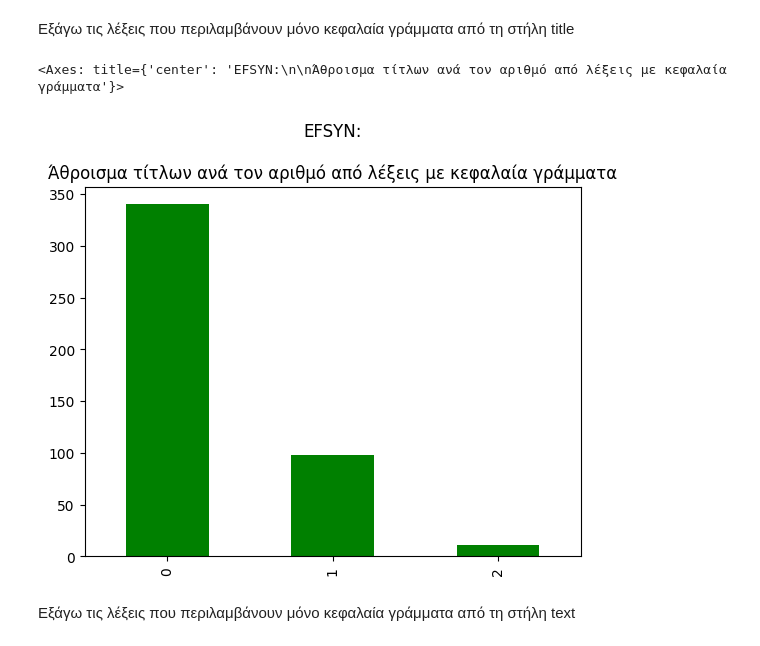
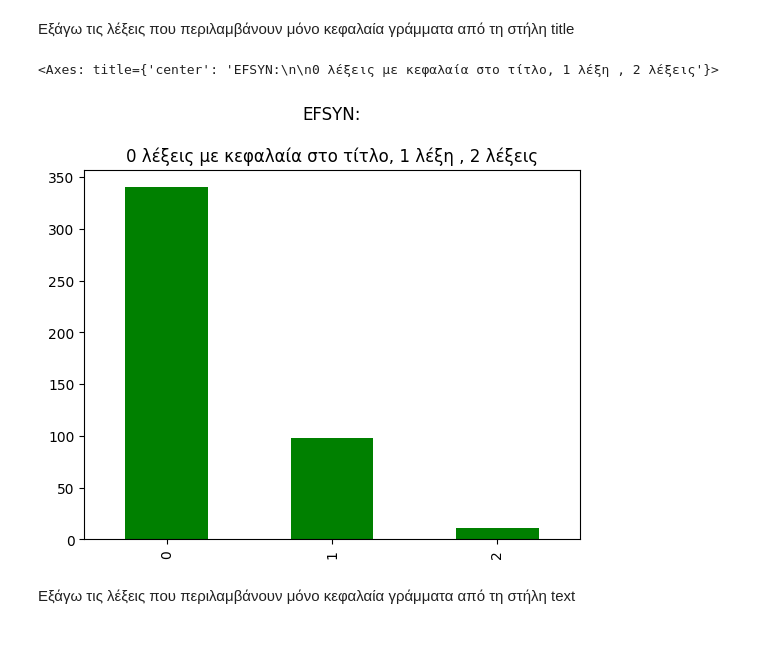
Before and after one commit to evintrella/Thesis, a Jupyter notebook: Analysis/efsyn_analysis_final.ipynb, the cells around one changed output. Cells and saved outputs as stored; diff of their text form; code cells hidden in the pictures.

```diff
--- a/Analysis/efsyn_analysis_final.ipynb
+++ b/Analysis/efsyn_analysis_final.ipynb
@@ -86,10 +100,10 @@ for row in short_df['title']:
 
 short_df['upper_title'] = data
 # %%
-short_df['upper_title'].value_counts().plot(kind='bar', color = 'g', title='EFSYN:\n\nΆθροισμα τίτλων ανά τον αριθμό από λέξεις με κεφαλαία γράμματα')
+short_df['upper_title'].value_counts().plot(kind='bar', color = 'g', title='EFSYN:\n\n0 λέξεις με κεφαλαία στο τίτλο, 1 λέξη , 2 λέξεις')
 # %% [output]
-<Axes: title={'center': 'EFSYN:\n\nΆθροισμα τίτλων ανά τον αριθμό από λέξεις με κεφαλαία γράμματα'}>
+<Axes: title={'center': 'EFSYN:\n\n0 λέξεις με κεφαλαία στο τίτλο, 1 λέξη , 2 λέξεις'}>
-[figure, old version]
+[figure, new version]
 # %% [markdown]
 Εξάγω τις λέξεις που περιλαμβάνουν μόνο κεφαλαία γράμματα από τη στήλη text
 # %%
```
Also changed, not shown: parts of 7 cells of this notebook, 3 other files.
